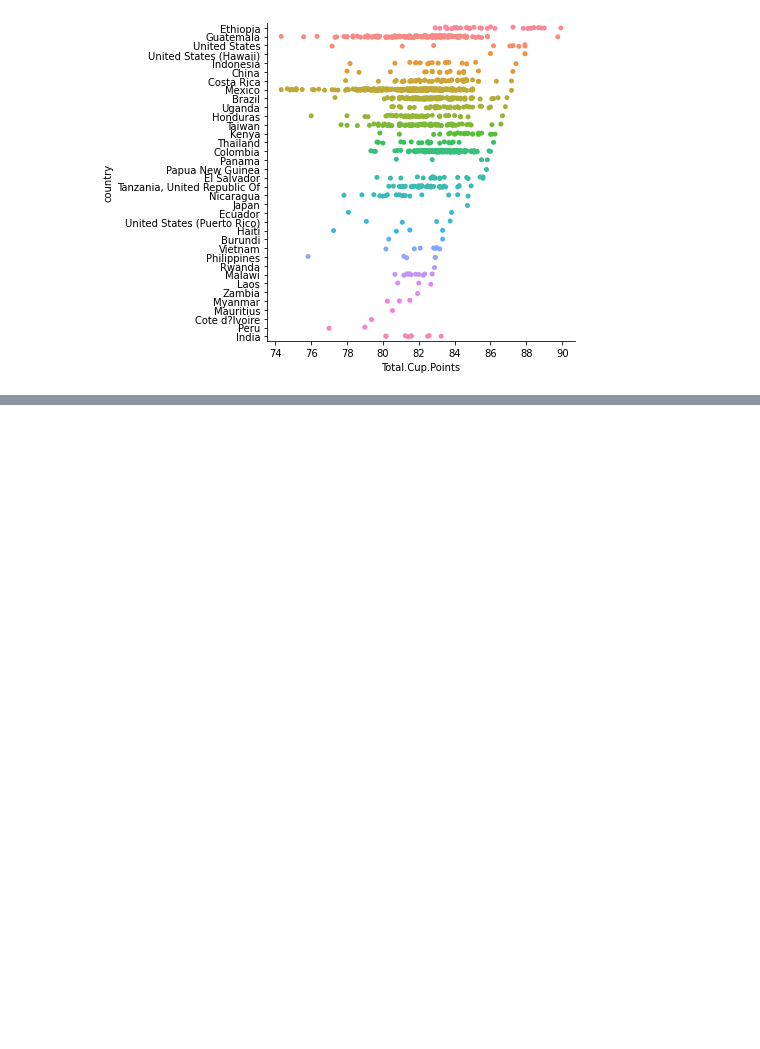
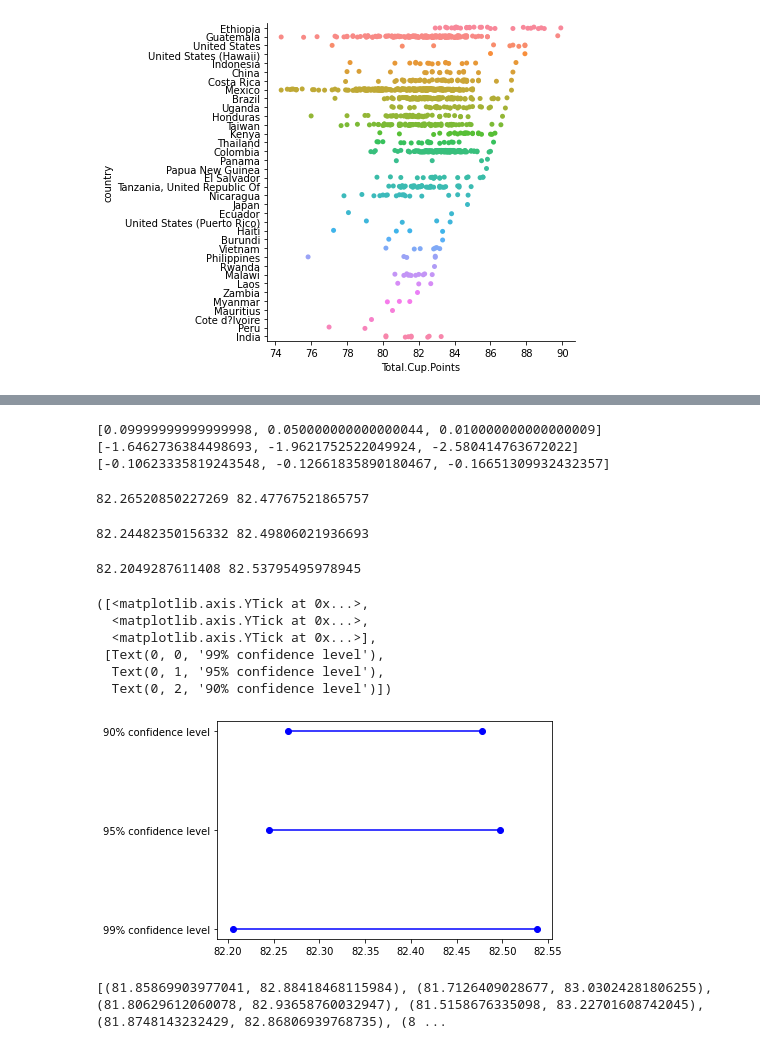
Before and after one commit to arrrin/coffee-analysis, a Jupyter notebook: Basic.ipynb, the cells around one changed output, grey strips where cells are left out. Saved outputs shown, nothing was run; the diff lists cells and outputs as text; code cells hidden in the pictures; blank space fills up the shorter version.

```diff
--- a/Basic.ipynb
+++ b/Basic.ipynb
@@ -167,0 +215,73 @@ except ValueError:
+# %%
+
+
+alpha = [1-CIlist[0],1-CIlist[1],1-CIlist[2] ]
+print(alpha)
+
+myT = [t.ppf(alpha[0]/2,dgf,loc=0, scale = 1),t.ppf(alpha[1]/2,dgf,loc=0, scale = 1),t.ppf(alpha[2]/2,dgf,loc=0, scale = 1)]
+print(myT)
+
+#margin of error
+ME = [myT[0] * SE, myT[1] * SE,myT[2] * SE]
+
+print(ME)
+# %% [output]
+[0.09999999999999998, 0.050000000000000044, 0.010000000000000009]
+[-1.6462736384498693, -1.9621752522049924, -2.580414763672022]
+[-0.10623335819243548, -0.12661835890180467, -0.16651309932432357]
+# %%
+
+LCL90 = myMean + ME[0]
+UCL90 = myMean - ME[0]
+print(LCL90,UCL90)
+# %% [output]
+82.26520850227269 82.47767521865757
+# %%
+LCL95 = myMean + ME[1]
+UCL95 = myMean - ME[1]
+
+print(LCL95,UCL95)
+# %% [output]
+82.24482350156332 82.49806021936693
+# %%
+LCL99 = myMean + ME[2]
+UCL99 = myMean - ME[2]
+
+print(LCL99,UCL99)
+# %% [output]
+82.2049287611408 82.53795495978945
+# %%
+data_dict = {}
+data_dict['category'] = ['99% confidence level','95% confidence level','90% confidence level']
+data_dict['lower'] = [LCL99,LCL95,LCL90]
+data_dict['upper'] = [UCL99,UCL95,UCL90]
+dataset = pd.DataFrame(data_dict)
+for lower,upper,y in zip(dataset['lower'],dataset['upper'],range(len(dataset))):
+    plt.plot((lower,upper),(y,y),'ro-',color='blue')
+plt.yticks(range(len(dataset)),list(dataset['category']))
+# %% [output]
+([<matplotlib.axis.YTick at 0x...>,
+  <matplotlib.axis.YTick at 0x...>,
+  <matplotlib.axis.YTick at 0x...>],
+ [Text(0, 0, '99% confidence level'),
+  Text(0, 1, '95% confidence level'),
+  Text(0, 2, '90% confidence level')])
+[figure, added]
+# %%
+
+
+
+# CI
+arr = []
+for i in range(50):
+    df_point = df.sample(n=50)
+    point2 = df_point.loc[:,'Total.Cup.Points']
+    myMean1 = point2
+    size = len(point2)
+    dgf = size-1
+    SE1 = sem(point2)
+    arr.append(getCI(CIlist[0],dgf,myMean,SE1))
+
+print(arr)
+# %% [output]
+[(81.85869903977041, 82.88418468115984), (81.7126409028677, 83.03024281806255), (81.80629612060078, 82.93658760032947), (81.5158676335098, 83.22701608742045), (81.8748143232429, 82.86806939768735), (8 ...
```
Also changed, not shown: parts of 20 cells of this notebook.
